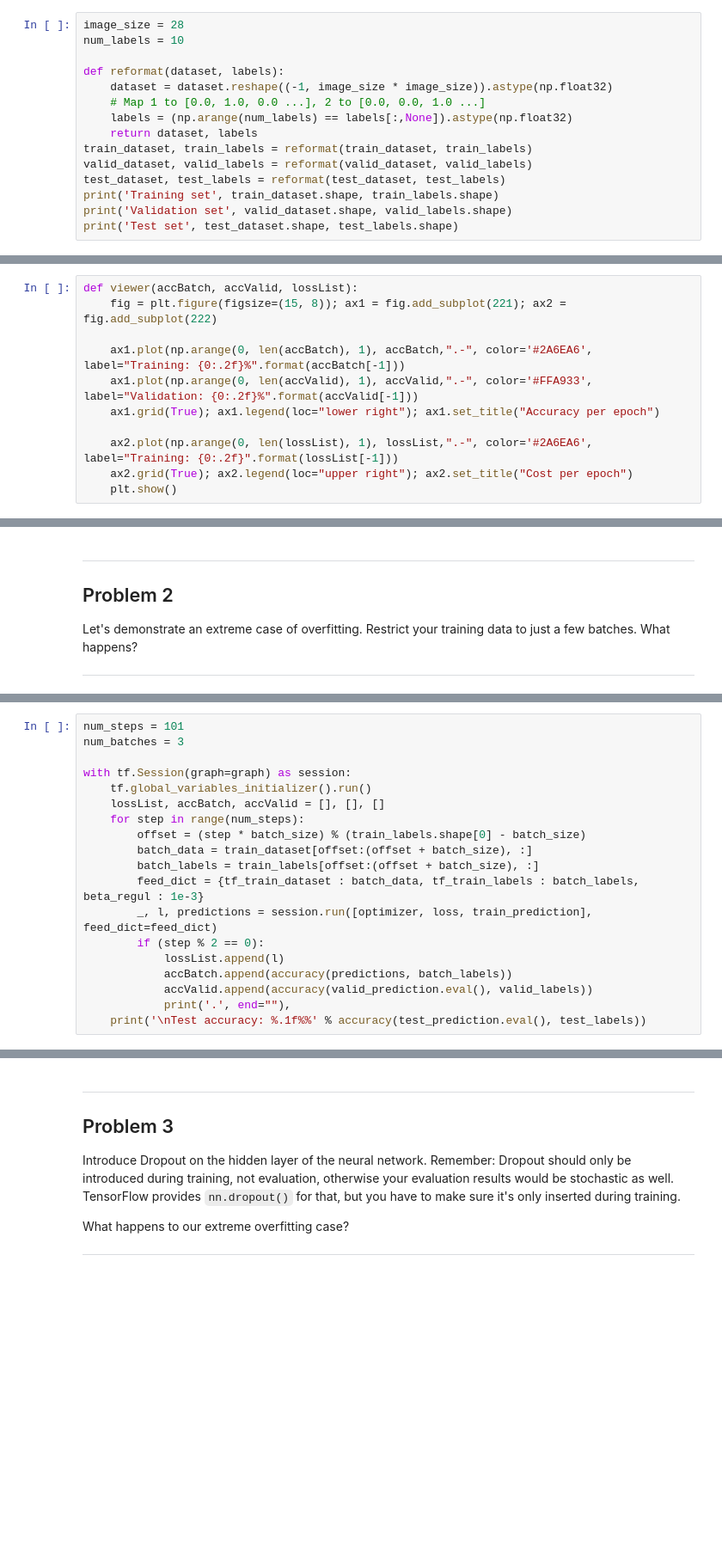
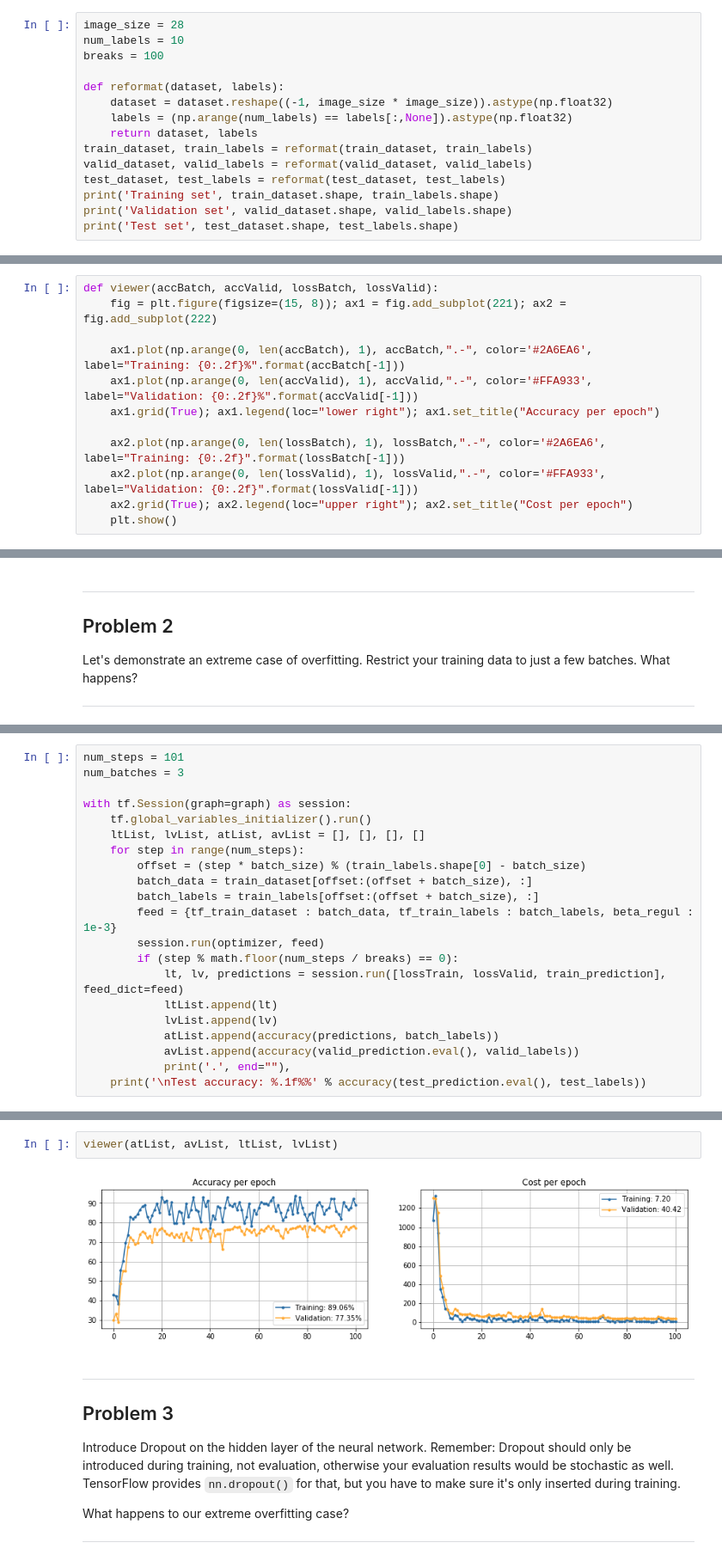
Before and after one commit to dezwier/notebooks, a Jupyter notebook: Tensorflow/3_regularization.ipynb, the cells around one changed output, grey strips where cells are left out. Shown: that part at 86% size. Cells and saved outputs as stored; diff of their text form; blank space fills up the shorter version.

```diff
--- a/Tensorflow/3_regularization.ipynb
+++ b/Tensorflow/3_regularization.ipynb
@@ -43,10 +44,10 @@ Reformat into a shape that's more adapted to the models we're going to train:
 # %%
 image_size = 28
 num_labels = 10
+breaks = 100
 
 def reformat(dataset, labels):
     dataset = dataset.reshape((-1, image_size * image_size)).astype(np.float32)
-    # Map 1 to [0.0, 1.0, 0.0 ...], 2 to [0.0, 0.0, 1.0 ...]
     labels = (np.arange(num_labels) == labels[:,None]).astype(np.float32)
     return dataset, labels
 train_dataset, train_labels = reformat(train_dataset, train_labels)
@@ -65,14 +66,15 @@ These are some helper functions.
 def accuracy(predictions, labels):
     return (100.0 * np.sum(np.argmax(predictions, 1) == np.argmax(labels, 1)) / predictions.shape[0])
 # %%
-def viewer(accBatch, accValid, lossList):
+def viewer(accBatch, accValid, lossBatch, lossValid):
     fig = plt.figure(figsize=(15, 8)); ax1 = fig.add_subplot(221); ax2 = fig.add_subplot(222)
 
     ax1.plot(np.arange(0, len(accBatch), 1), accBatch,".-", color='#2A6EA6', label="Training: {0:.2f}%".format(accBatch[-1]))
     ax1.plot(np.arange(0, len(accValid), 1), accValid,".-", color='#FFA933', label="Validation: {0:.2f}%".format(accValid[-1]))
     ax1.grid(True); ax1.legend(loc="lower right"); ax1.set_title("Accuracy per epoch")
 
-    ax2.plot(np.arange(0, len(lossList), 1), lossList,".-", color='#2A6EA6', label="Training: {0:.2f}".format(lossList[-1]))
+    ax2.plot(np.arange(0, len(lossBatch), 1), lossBatch,".-", color='#2A6EA6', label="Training: {0:.2f}".format(lossBatch[-1]))
+    ax2.plot(np.arange(0, len(lossValid), 1), lossValid,".-", color='#FFA933', label="Validation: {0:.2f}".format(lossValid[-1]))
     ax2.grid(True); ax2.legend(loc="upper right"); ax2.set_title("Cost per epoch")
     plt.show()
 # %% [markdown]
@@ -184,17 +197,19 @@ num_batches = 3
 
 with tf.Session(graph=graph) as session:
     tf.global_variables_initializer().run()
-    lossList, accBatch, accValid = [], [], []
+    ltList, lvList, atList, avList = [], [], [], []
     for step in range(num_steps):
         offset = (step * batch_size) % (train_labels.shape[0] - batch_size)
         batch_data = train_dataset[offset:(offset + batch_size), :]
         batch_labels = train_labels[offset:(offset + batch_size), :]
-        feed_dict = {tf_train_dataset : batch_data, tf_train_labels : batch_labels, beta_regul : 1e-3}
-        _, l, predictions = session.run([optimizer, loss, train_prediction], feed_dict=feed_dict)
-        if (step % 2 == 0):
-            lossList.append(l)
-            accBatch.append(accuracy(predictions, batch_labels))
-            accValid.append(accuracy(valid_prediction.eval(), valid_labels))
+        feed = {tf_train_dataset : batch_data, tf_train_labels : batch_labels, beta_regul : 1e-3}
+        session.run(optimizer, feed)
+        if (step % math.floor(num_steps / breaks) == 0):
+            lt, lv, predictions = session.run([lossTrain, lossValid, train_prediction], feed_dict=feed)
+            ltList.append(lt)
+            lvList.append(lv)
+            atList.append(accuracy(predictions, batch_labels))
+            avList.append(accuracy(valid_prediction.eval(), valid_labels))
             print('.', end=""),
     print('\nTest accuracy: %.1f%%' % accuracy(test_prediction.eval(), test_labels))
 # %% [output]
@@ -207,3 +218,7 @@ viewer(accBatch, accValid, lossList)
+# %%
+viewer(atList, avList, ltList, lvList)
+# %% [output]
+[figure, added]
 # %% [markdown]
 ---
 Problem 3
```
Also changed, not shown: parts of 17 cells of this notebook, 1 other file.
